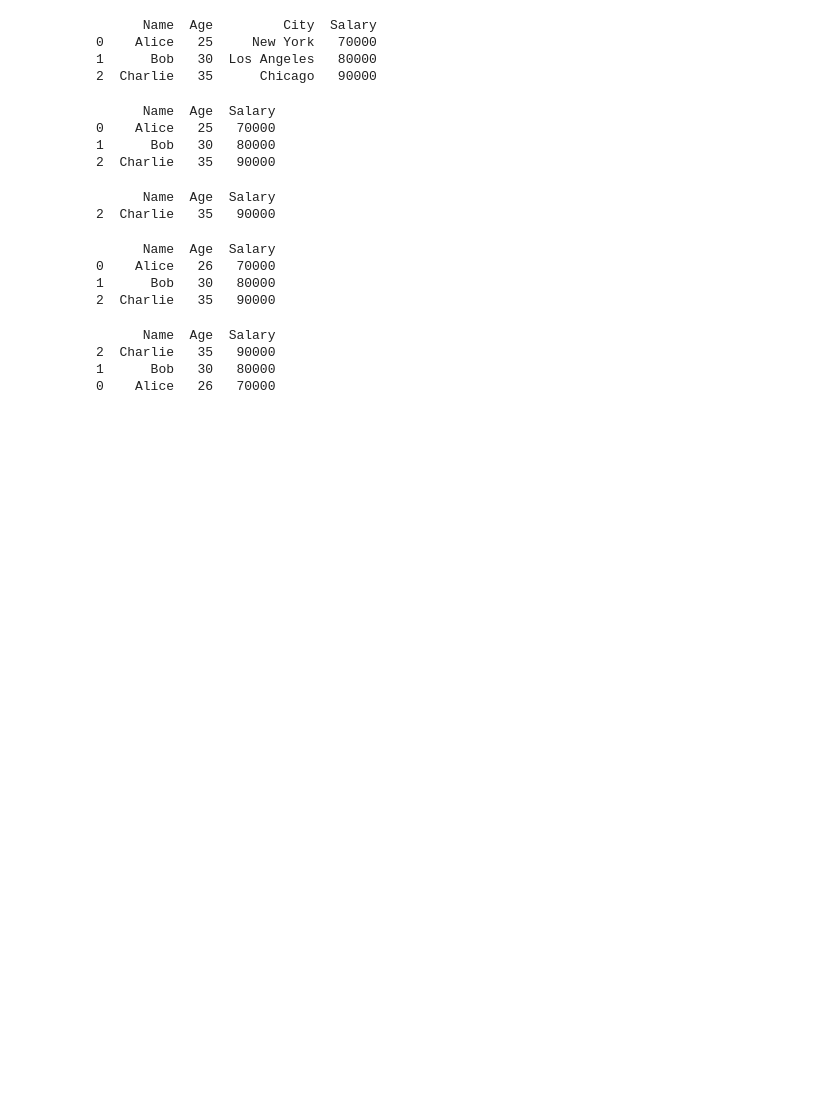
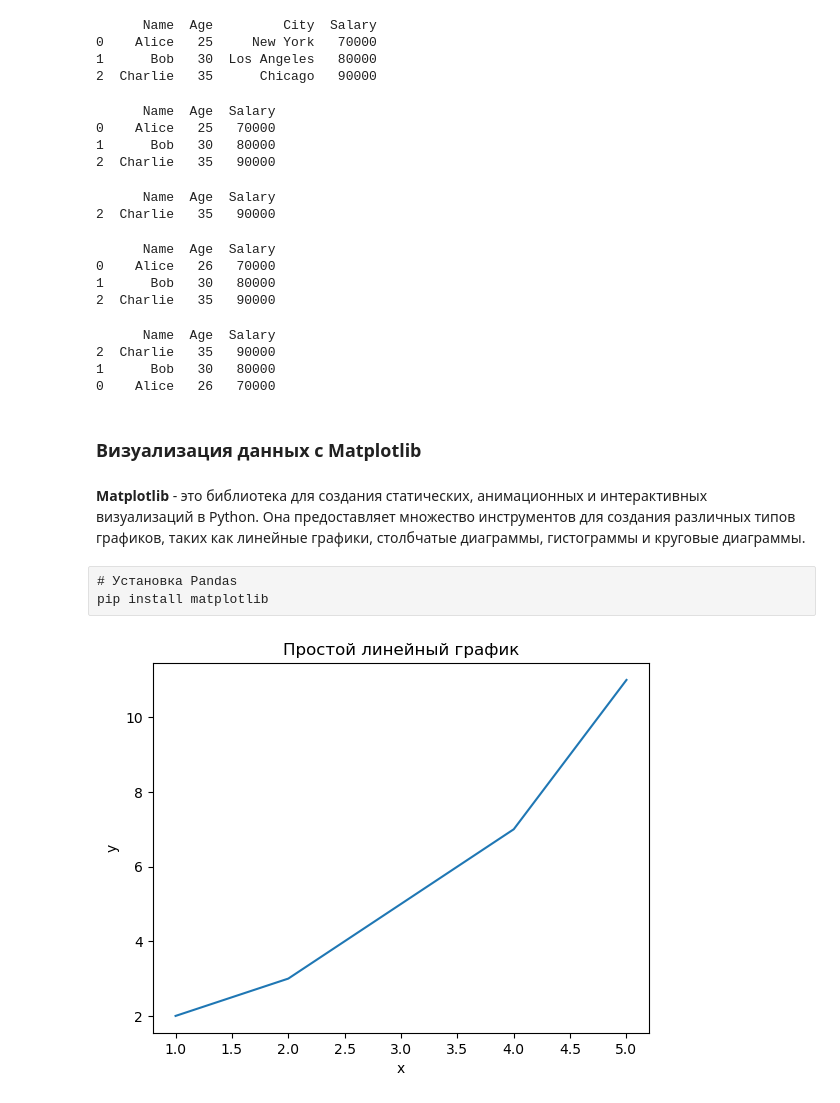
Before and after one commit to AnatolyKuzmin/Python, a Jupyter notebook: 0_Заметки/0_0_Библиотеки.ipynb, the cells around one changed output. Cells and saved outputs as stored; diff of their text form; code cells hidden in the pictures; blank space fills up the shorter version.

Commit message:
Matplotlib

```diff
--- a/0_Заметки/0_0_Библиотеки.ipynb
+++ b/0_Заметки/0_0_Библиотеки.ipynb
@@ -199,3 +199,10 @@ print(sorted_df)
 2  Charlie   35   90000
 1      Bob   30   80000
 0    Alice   26   70000
+# %% [markdown]
+### Визуализация данных с Matplotlib
+# %% [markdown]
+**Matplotlib** - это библиотека для создания статических, анимационных и интерактивных визуализаций в Python. Она предоставляет множество инструментов для создания различных типов графиков, таких как линейные графики, столбчатые диаграммы, гистограммы и круговые диаграммы.
+# %% [raw]
+# Установка Pandas
+pip install matplotlib
@@ -201,0 +211,19 @@ print(sorted_df)
+# %%
+# Линейные графики — это один из самых распространенных типов визуализации.
+# Давайте создадим простой линейный график.
+# Данные для графика
+x = [1, 2, 3, 4, 5]
+y = [2, 3, 5, 7, 11]
+
+# Создание графика
+plt.plot(x, y)
+
+# Настройка заголовка и меток осей
+plt.title("Простой линейный график")
+plt.xlabel("x")
+plt.ylabel("y")
+
+# Показать график
+plt.show()
+# %% [output]
+[figure, added]
```
Also changed, not shown: parts of 7 cells of this notebook.
